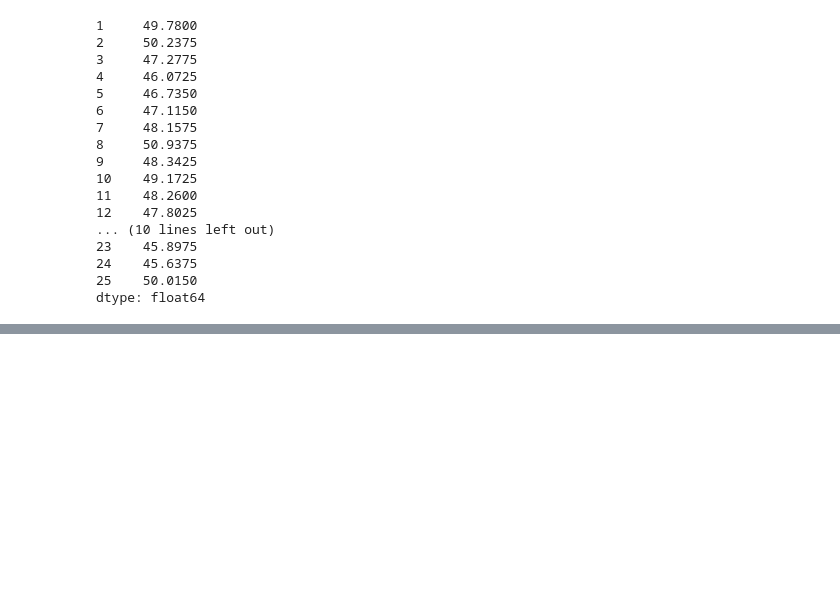
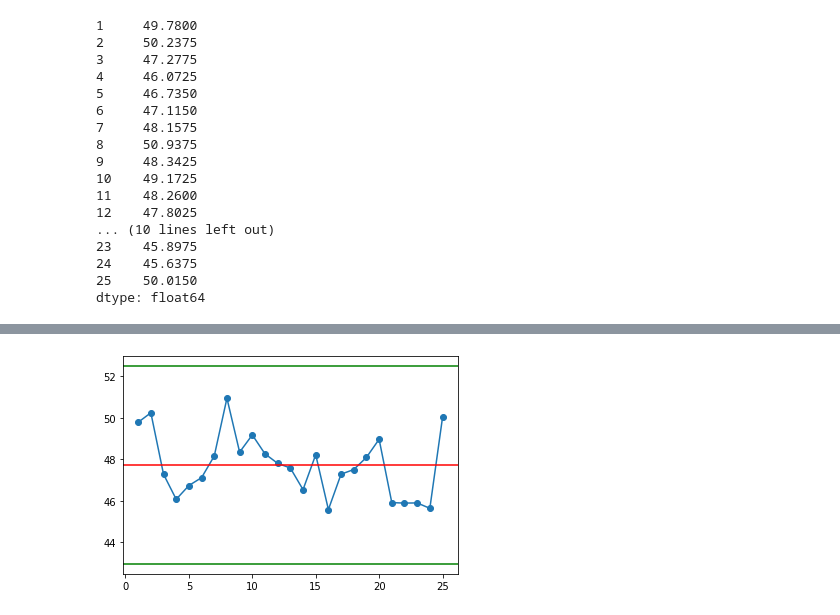
Before and after one commit to semeniuta/ntnu-msuma-python, a Jupyter notebook: smt_2019/2_load_csv_spc_demo.ipynb, the cells around one changed output, grey strips where cells are left out. Saved outputs shown, nothing was run; the diff lists cells and outputs as text; code cells hidden in the pictures; blank space fills up the shorter version.

```diff
--- a/smt_2019/2_load_csv_spc_demo.ipynb
+++ b/smt_2019/2_load_csv_spc_demo.ipynb
@@ -85,3 +85,7 @@ measurements_df.mean(axis=1)
 24    45.6375
 25    50.0150
 dtype: float64
+# %%
+measurements_df['xbar'] = measurements_df.mean(axis=1)
+measurements_df['r'] = measurements_df.apply(lambda x: max(x) - min(x), axis=1)
+measurements_df
@@ -87,0 +110,21 @@ dtype: float64
+# %%
+r_avg = measurements_df.r.mean()
+x_avg = measurements_df.xbar.mean()
+
+k = measurements_df.shape[0]
+d3 = 0
+d4 = 2.282
+a2 = 0.729
+# %%
+UCL_R = d4 * r_avg
+LCL_R = d3 * r_avg
+
+UCL_X = x_avg + a2 * r_avg
+LCL_X = x_avg - a2 * r_avg
+# %%
+_ = plt.plot(measurements_df.xbar, 'o-')
+_ = plt.axhline(x_avg, color='r')
+_ = plt.axhline(UCL_X, color='g')
+_ = plt.axhline(LCL_X, color='g')
+# %% [output]
+[figure, added]
```
Also changed, not shown: parts of 2 cells of this notebook.
